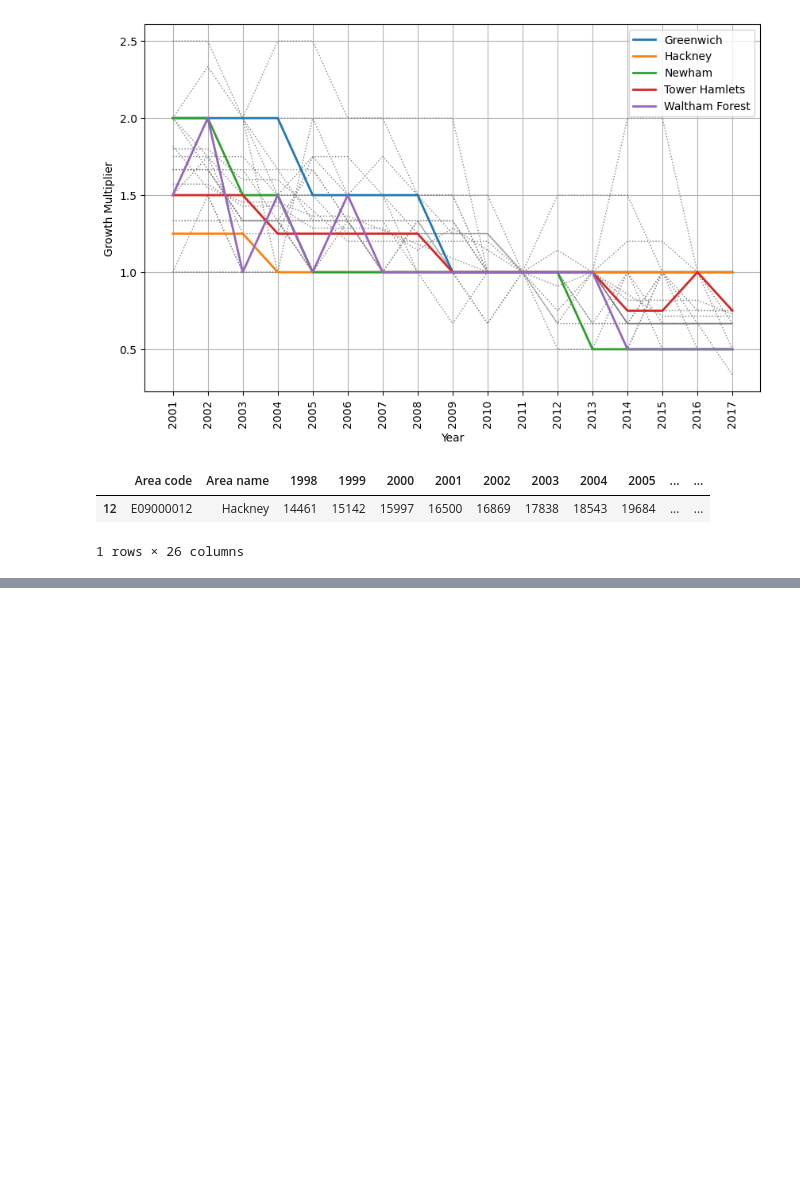
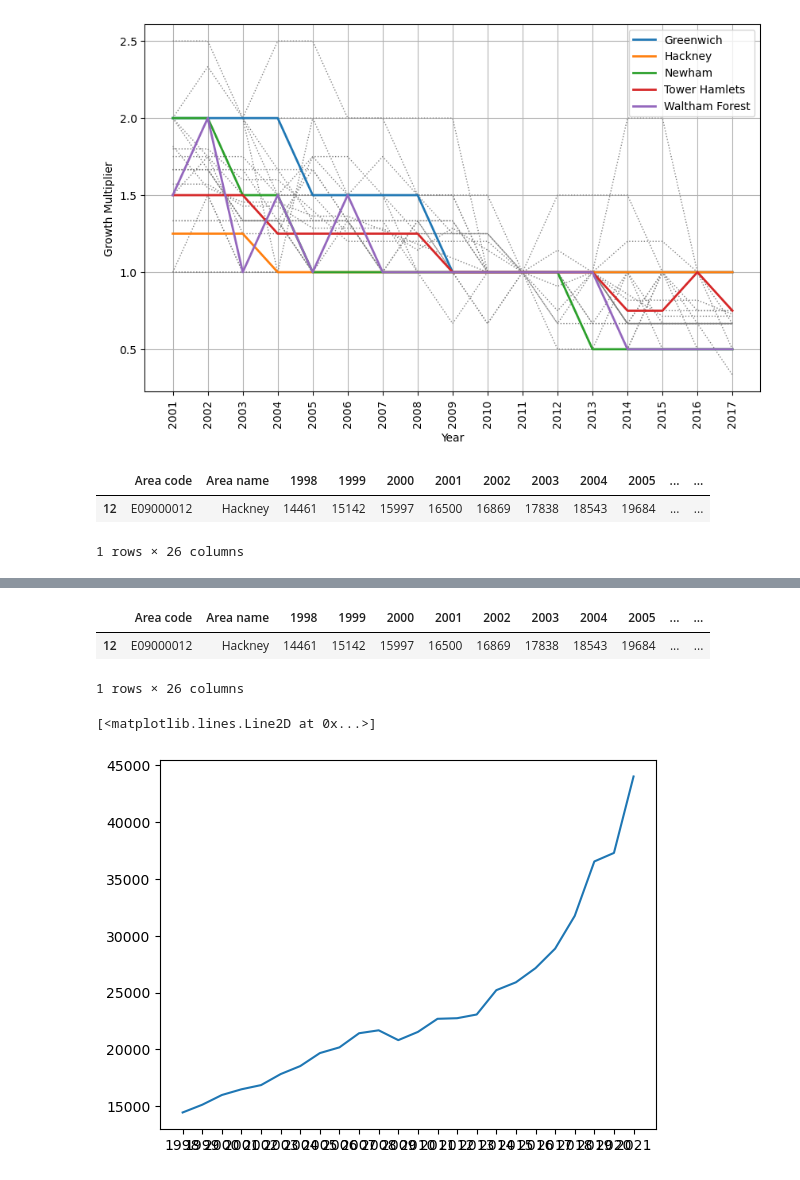
Before and after one commit to Ad1thya-R/data-food-drink, a Jupyter notebook: notebooks/Pubs and Bars.ipynb, the cells around one changed output, grey strips where cells are left out. Cells and saved outputs as stored; diff of their text form; code cells hidden in the pictures; blank space fills up the shorter version.

```diff
--- a/notebooks/Pubs and Bars.ipynb
+++ b/notebooks/Pubs and Bars.ipynb
@@ -309,0 +332,21 @@ NameError: name 'plot_boroughs_earlier' is not defined
+# %%
+gdp_per_capita = pd.read_excel(
+    "../data/regionalgrossdomesticproductgdpcityregions.xlsx", sheet_name="Table 7")
+# delete area type
+gdp_per_capita.drop('Area type', axis=1, inplace=True)
+# rename geo code to area code
+gdp_per_capita.rename(columns={'Geo Code': 'Area code'}, inplace=True)
+# %%
+hackney_gdp_per_capita = gdp_per_capita[gdp_per_capita['Area name'] == 'Hackney']
+hackney_gdp_per_capita.head()
+# %% [output]
+|  | Area code | Area name | 1998 | 1999 | 2000 | 2001 | 2002 | 2003 | 2004 | 2005 | ... | ... |
+| 12 | E09000012 | Hackney | 14461 | 15142 | 15997 | 16500 | 16869 | 17838 | 18543 | 19684 | ... | ... |
+1 rows × 26 columns
+# %%
+#plot hacnkey_gdp_per_capita
+year_hackney = [str(y) for y in range(1998,2022)]
+plt.plot(year_hackney, hackney_gdp_per_capita.iloc[0, 2:].values)
+# %% [output]
+[<matplotlib.lines.Line2D at 0x...>]
+[figure, added]
```
Also changed, not shown: parts of 21 cells of this notebook, 18 other files.
